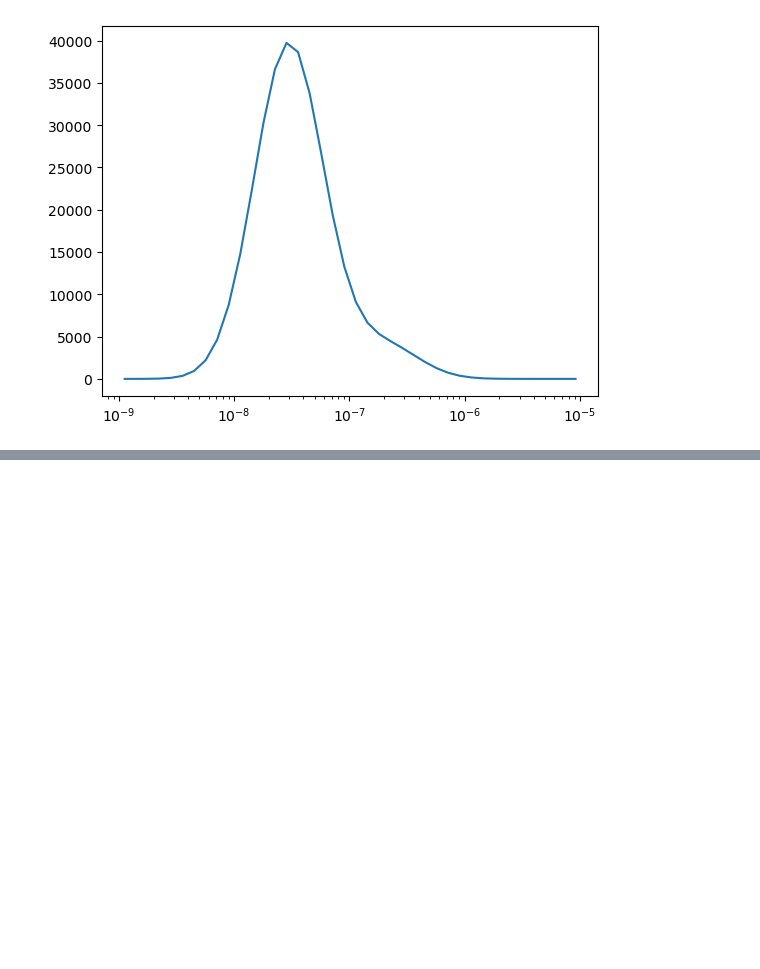
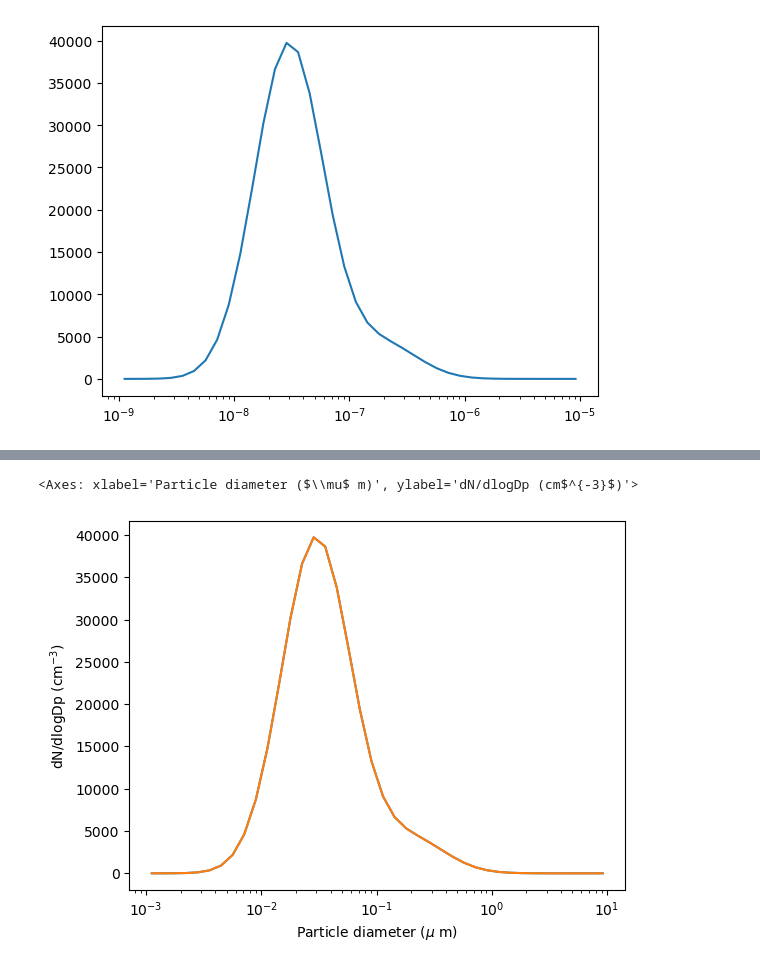
Before and after one commit to masoud-akbarzadeh/aerosol_clouds_class, a Jupyter notebook: hw3_aerosol_physics/hw_3_aero_general_dyn_eqn.ipynb, the cells around one changed output, grey strips where cells are left out. Cells and saved outputs as stored; diff of their text form; code cells hidden in the pictures; blank space fills up the shorter version.

Commit message:
HW3 almost finished refactored rho_p to rho_p_input

```diff
--- a/hw3_aerosol_physics/hw_3_aero_general_dyn_eqn.ipynb
+++ b/hw3_aerosol_physics/hw_3_aero_general_dyn_eqn.ipynb
@@ -445,7 +464,7 @@ mass_in_bins_1 = dp_to_mp(number_in_bins_1)
 N1 = number_in_bins(N_1, D_pg_1, S_g_1, Dp)
 N2 = number_in_bins(N_2, D_pg_2, S_g_2, Dp)
 N_in_bins = number_in_bins(N_1, D_pg_1, S_g_1, Dp) + number_in_bins(N_2, D_pg_2, S_g_2, Dp)
-mass_in_bins = dia_dis_to_mass_dis(N_in_bins, Dp)
+mass_in_bins = num_dis_to_mass_dis(N_in_bins, Dp)
 # %%
 # plot the distribution
 plt.plot(Dp, N_in_bins)
@@ -479,12 +504,12 @@ bins_geom_mean = bins_generator_dp_g_mean(bin_number, dp_min, dp_max)
 # %%
 
 
-result = simulation_general_dynamic_equation(
-            bins_lower_sim_gde = bins_generator_dp_lower(bins_number=bin_number, d_p_min=dp_min, d_p_max=dp_max),
-            bins_geom_mean_sim_gde = bins_generator_dp_g_mean(bins_number=bin_number, d_p_min=dp_min, d_p_max=dp_max),
-            initial_mass_in_bins=np.ones(bin_number)*1e-10, # in kg
-            time_step_size=1, # in seconds
-            time_end=5, # in seconds
+result_mass_per_bins = simulation_general_dynamic_equation(
+            bins_lower_input= bins_generator_dp_lower(bins_number=bin_number, d_p_min=dp_min, d_p_max=dp_max),
+            bins_geom_mean_input= bins_generator_dp_g_mean(bins_number=bin_number, d_p_min=dp_min, d_p_max=dp_max),
+            initial_mass_in_bins_input= mass_in_bins, # in kg
+            time_step_size_input=1, # in seconds
+            time_end_input=5, # in seconds
             c_inf=1E6, # in molec/m^3
             c_sat=1E9, # in molec/m^3
             diff_coefficient=1E-9, # in m^2/s
@@ -495,5 +520,5 @@ result = simulation_general_dynamic_equation(
             condensation=True
             )
 
-print(result)
+print(result_mass_per_bins)
 # %% [output]
@@ -553,0 +610,10 @@ array([[1.e-10, 1.e-10, 1.e-10, 1.e-10, 1.e-10, 1.e-10, 1.e-10, 1.e-10,
+# %%
+result_num_per_bins = mass_dis_to_num_dis(result_mass_per_bins, bins_geom_mean, rho_p= rho_h2so4_std)
+result_dn_dlogDp = dn_ddp_to_dn_dlogdp(result_num_per_bins, bins_geom_mean)
+# %%
+fig, ax = plt.subplots()
+plt_dn_dlog_dp(ax, 1.77*result_dn_dlogDp[0,:] , bins_geom_mean)
+plt_dn_dlog_dp(ax, dN_dlogDp, bins_geom_mean)
+# %% [output]
+<Axes: xlabel='Particle diameter ($\\mu$ m)', ylabel='dN/dlogDp (cm$^{-3}$)'>
+[figure, added]
```
Also changed, not shown: parts of 10 cells of this notebook, 2 other files.
